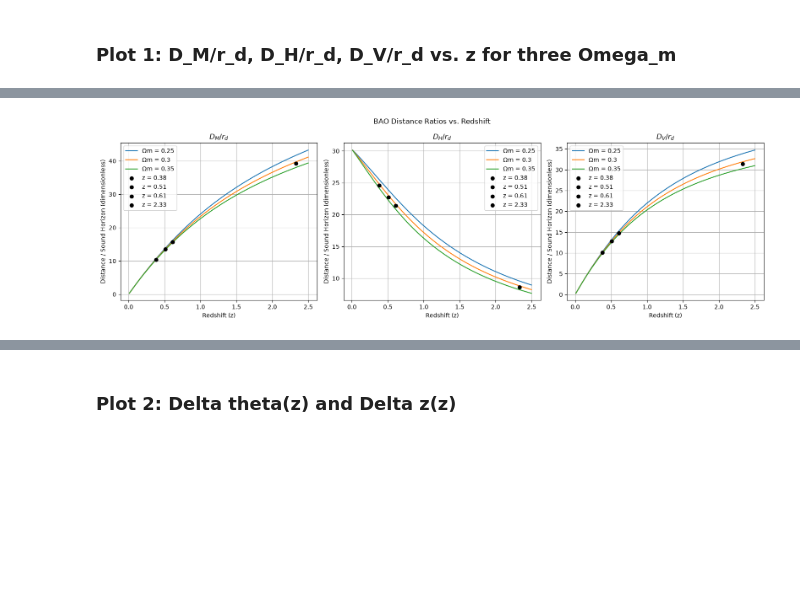
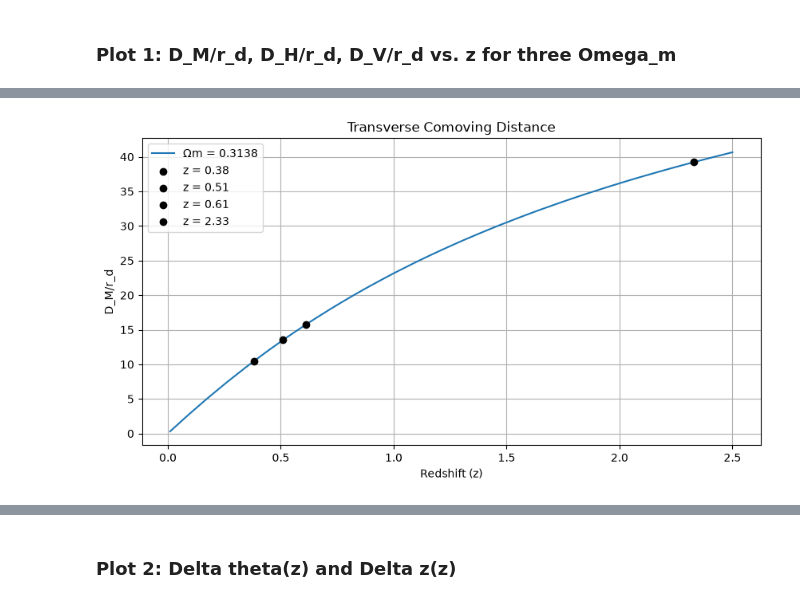
Before and after one commit to Ducky1423/Astron_5682_BAO, a Jupyter notebook: T5_BAO_Part2_starter-2 (1).ipynb, the cells around one changed output, grey strips where cells are left out. Saved outputs shown, nothing was run; the diff lists cells and outputs as text; code cells hidden in the pictures; blank space fills up the shorter version.

```diff
--- a/T5_BAO_Part2_starter-2 (1).ipynb
+++ b/T5_BAO_Part2_starter-2 (1).ipynb
@@ -260,56 +258,54 @@ z_values = np.linspace(0.01, 2.5, 100)
 # setting three matter density values
 omega_values = [0.25, 0.30, 0.35]
 
-# creating three plots
-fig, axes = plt.subplots(1, 3, figsize=(16, 5))
-
-# looping through each matter density value
-for omega in omega_values:
-
-    # calculating distance ratios
-    DM_values = [D_M(z, hubble_const, omega) / r_d for z in z_values]
-    DH_values = [D_H(z, hubble_const, omega) / r_d for z in z_values]
-    DV_values = [D_V(z, hubble_const, omega) / r_d for z in z_values]
-
-    # plotting each distance ratio
-    axes[0].plot(z_values, DM_values, label=f'Ωm = {omega}')
-    axes[1].plot(z_values, DH_values, label=f'Ωm = {omega}')
-    axes[2].plot(z_values, DV_values, label=f'Ωm = {omega}')
-
-# setting redshifts for BOSS and Lyman-alpha BAO
+# setting redshifts markers for BOSS and Lyman-alpha BAO
 marker_redshifts = [0.38, 0.51, 0.61, 2.33]
 
-# looping through each plot
-for ax, distance_function in zip(axes, [D_M, D_H, D_V]):
+# plotting D_M vs z for Omega m = 0.25, 0.30, 0.35
+plt.figure(figsize=(10, 5))
+# calculating D_M/r_d for each redshift value
+DM_values = [D_M(z, hubble_const, omega_m) / r_d for z in z_values]
+plt.plot(z_values, DM_values, label=f'Ωm = {omega_m}')
+# adding markers
+for z_marker in marker_redshifts:
+    distance = D_M(z_marker, hubble_const, omega_m) / r_d
+    plt.scatter(z_marker, distance, color='black', marker='o', zorder=5, label=f'z = {z_marker}')
+# adding labels and title
+plt.xlabel('Redshift (z)')
+plt.ylabel('D_M/r_d')
+plt.title('Transverse Comoving Distance')
+plt.grid(True)
+plt.legend()
 
-    # adding markers at the two redshifts
-    for z_marker in marker_redshifts:
+# plotting D_H vs z for Omega m = 0.25, 0.30, 0.35
+plt.figure(figsize=(10, 5))
+# calculating D_H/r_d for each redshift value
+DH_values = [D_H(z, hubble_const, omega_m) / r_d for z in z_values]
+plt.plot(z_values, DH_values, label=f'Ωm = {omega_m}')
+# adding markers
+for z_marker in marker_redshifts:
+    distance = D_H(z_marker, hubble_const, omega_m) / r_d
+    plt.scatter(z_marker, distance, color='black', marker='o', zorder=5, label=f'z = {z_marker}')
+# adding labels and title
+plt.xlabel('Redshift (z)')
+plt.ylabel('D_H/r_d')
+plt.title('Hubble Distance')
+plt.grid(True)
+plt.legend()
 
-        # calculating distance ratio for reference cosmology
-        distance = distance_function(z_marker, hubble_const, omega_m) / r_d
-
-        # plotting the marker
-        ax.scatter(z_marker, distance, color='black', marker='o', zorder=5, label=f'z = {z_marker}')
-
-    # labeling axes
-    ax.set_xlabel('Redshift (z)')
-    ax.set_ylabel('Distance / Sound Horizon (dimensionless)')
-
-    # adding grid and legend
-    ax.grid(True)
-    ax.legend()
-
-# adding plot titles
-axes[0].set_title(r'$D_M/r_d$')
-axes[1].set_title(r'$D_H/r_d$')
-axes[2].set_title(r'$D_V/r_d$')
-
-# adding overall title
-fig.suptitle('BAO Distance Ratios vs. Redshift')
-
-# adjusting spacing
-plt.tight_layout()
-
-# displaying plots
-plt.show()
+# plotting D_V vs z for Omega m = 0.25, 0.30, 0.35
+plt.figure(figsize=(10, 5))
+# calculating D_V/r_d for each redshift value
+DV_values = [D_V(z, hubble_const, omega_m) / r_d for z in z_values]
+plt.plot(z_values, DV_values, label=f'Ωm = {omega_m}')
+# adding markers
+for z_marker in marker_redshifts:
+    distance = D_V(z_marker, hubble_const, omega_m) / r_d
+    plt.scatter(z_marker, distance, color='black', marker='o', zorder=5, label=f'z = {z_marker}')
+# adding labels and title
+plt.xlabel('Redshift (z)')
+plt.ylabel('D_V/r_d')
+plt.title('Volume Distance')
+plt.grid(True)
+plt.legend()
 # %% [output]
@@ -316 +313 @@ plt.show()
-[figure, old version]
+[figure, new version]
```
Also changed, not shown: parts of 5 cells of this notebook.
